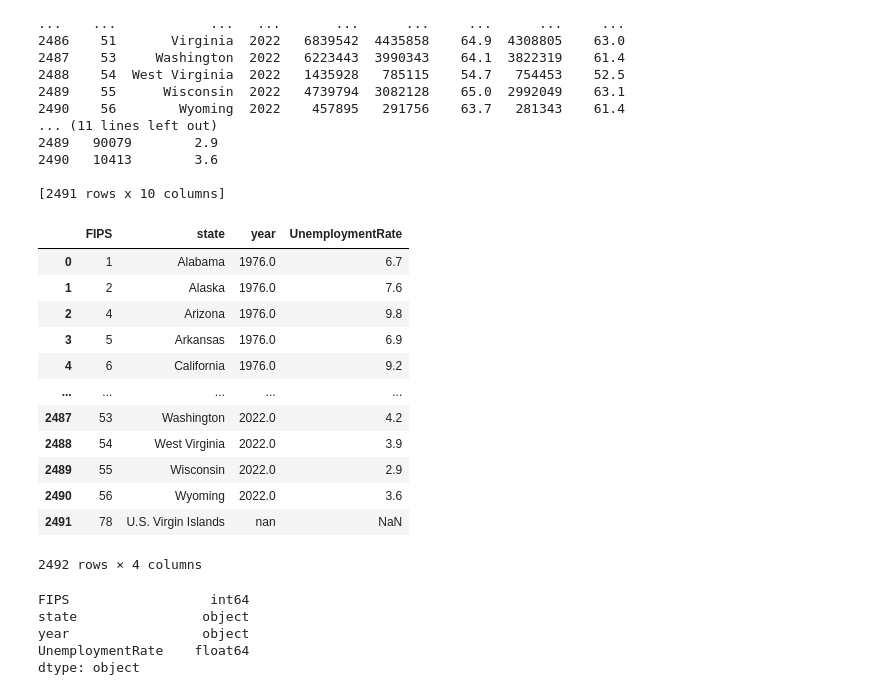
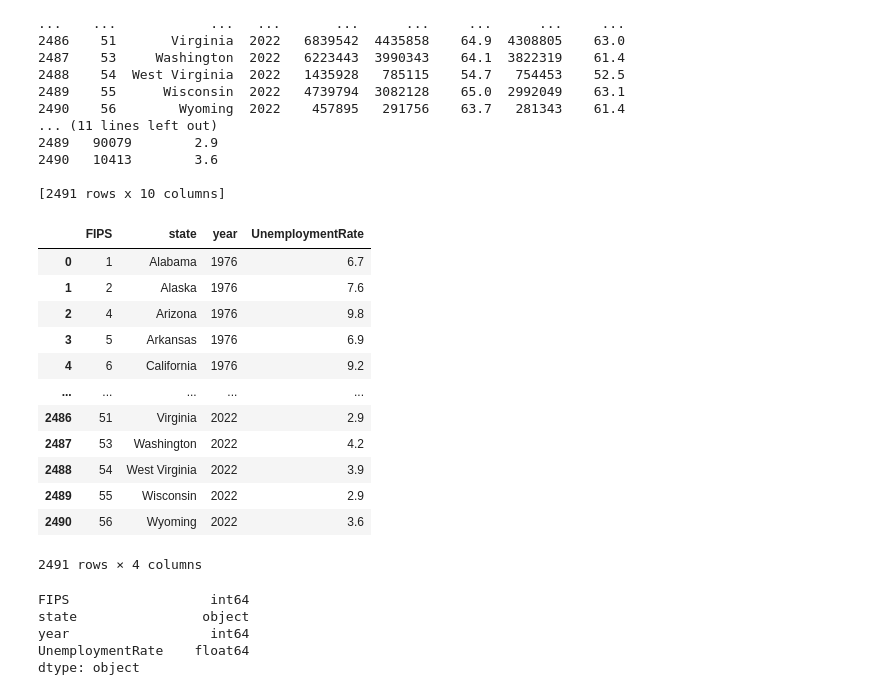
Before and after one commit to Roctfore/Visualization-Econ, a Jupyter notebook: Economic Project.ipynb, the cells around one changed output. Cells and saved outputs as stored; diff of their text form; code cells hidden in the pictures.

```diff
--- a/Economic Project.ipynb
+++ b/Economic Project.ipynb
@@ -165,38 +165,38 @@ state_year.to_csv("state_year.csv", index=False)
 # %%
 # Load state_year.csv data
 df = pd.read_csv("state_year.csv")
 
 # Convert data to long format
 source = state_year.rename(columns={"fips": "FIPS", "unem_rate": "UnemploymentRate"})[["FIPS", "state", "year", "UnemploymentRate"]]
 
 source = source[["FIPS", "state", "year", "UnemploymentRate"]]
 #usvi_data = pd.DataFrame({"FIPS": [78], "state": ["U.S. Virgin Islands"], "year": [np.nan], "UnemploymentRate": [np.nan]})
 #source = pd.concat([source, usvi_data], ignore_index=True)
 
 # Convert the 'year' field in merged_data to a string
-source['year'] = source['year'].astype(str)
+#source['year'] = source['year'].astype(str)
 
 source
 # %% [output]
 |  | FIPS | state | year | UnemploymentRate |
-| 0 | 1 | Alabama | 1976.0 | 6.7 |
-| 1 | 2 | Alaska | 1976.0 | 7.6 |
-| 2 | 4 | Arizona | 1976.0 | 9.8 |
-| 3 | 5 | Arkansas | 1976.0 | 6.9 |
-| 4 | 6 | California | 1976.0 | 9.2 |
+| 0 | 1 | Alabama | 1976 | 6.7 |
+| 1 | 2 | Alaska | 1976 | 7.6 |
+| 2 | 4 | Arizona | 1976 | 9.8 |
+| 3 | 5 | Arkansas | 1976 | 6.9 |
+| 4 | 6 | California | 1976 | 9.2 |
 | ... | ... | ... | ... | ... |
-| 2487 | 53 | Washington | 2022.0 | 4.2 |
-| 2488 | 54 | West Virginia | 2022.0 | 3.9 |
-| 2489 | 55 | Wisconsin | 2022.0 | 2.9 |
-| 2490 | 56 | Wyoming | 2022.0 | 3.6 |
-| 2491 | 78 | U.S. Virgin Islands | nan | NaN |
+| 2486 | 51 | Virginia | 2022 | 2.9 |
+| 2487 | 53 | Washington | 2022 | 4.2 |
+| 2488 | 54 | West Virginia | 2022 | 3.9 |
+| 2489 | 55 | Wisconsin | 2022 | 2.9 |
+| 2490 | 56 | Wyoming | 2022 | 3.6 |
-2492 rows × 4 columns
+2491 rows × 4 columns
 # %%
 source.dtypes
 # %% [output]
 FIPS                  int64
 state                object
-year                 object
+year                  int64
 UnemploymentRate    float64
 dtype: object
 # %%
```
Also changed, not shown: parts of 2 cells of this notebook.
